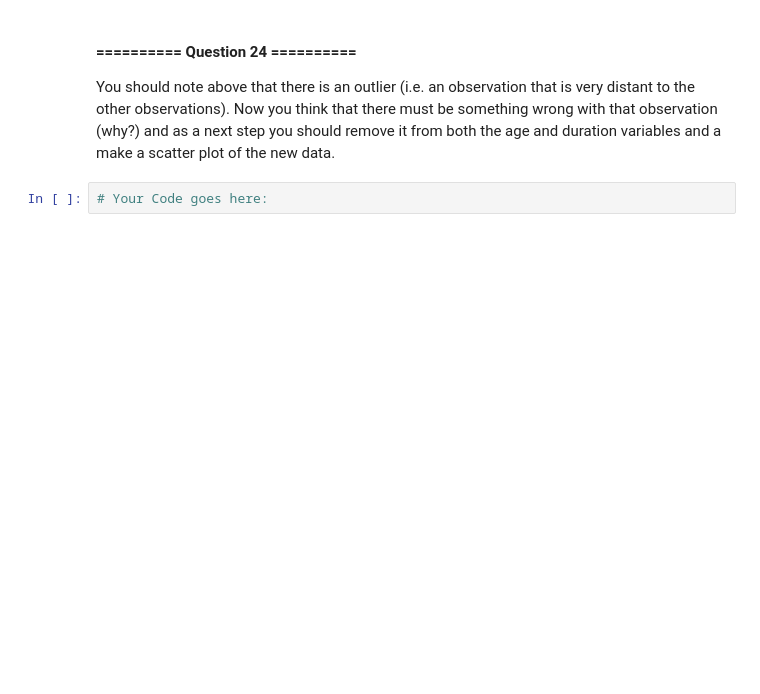
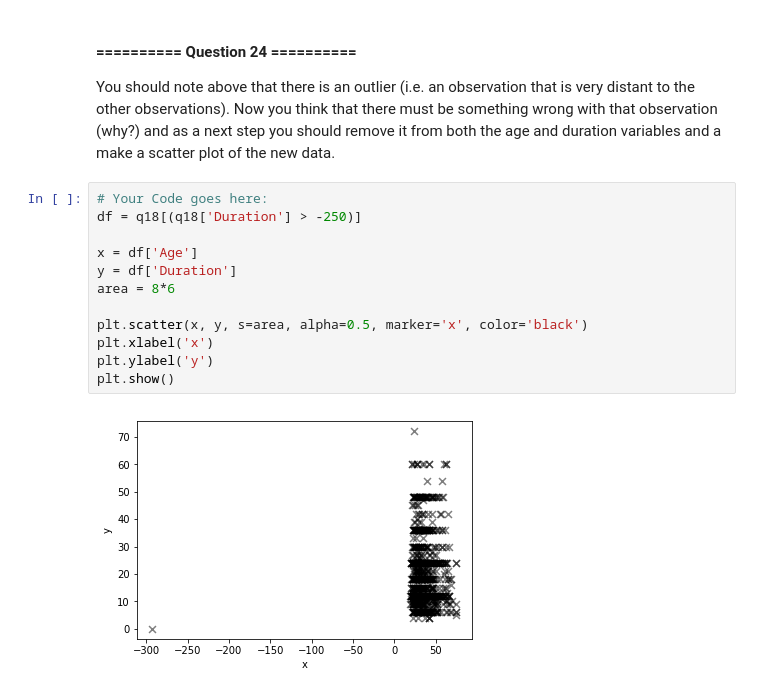
Before and after one commit to Shafiq5366/IAML2018, a Jupyter notebook: Labs/00 - Introduction.ipynb, the cells around one changed output. Drawn from its saved outputs; the diff is of its cells as text; blank space fills up the shorter version.

```diff
--- a/Labs/00 - Introduction.ipynb
+++ b/Labs/00 - Introduction.ipynb
@@ -1506,5 +1366,17 @@ Initialise an empty figure of size (8,6). Create a scatter plot of the observati
 # %% [markdown]
 #### ========== Question 24 ==========
 You should note above that there is an outlier (i.e. an observation that is very distant to the other observations). Now you think that there must be something wrong with that observation (why?) and as a next step you should remove it from both the age and duration variables and a make a scatter plot of the new data.
-# %%
-# Your Code goes here:
+# %%
+# Your Code goes here:
+df = q18[(q18['Duration'] > -250)]
+
+x = df['Age']
+y = df['Duration']
+area = 8*6
+
+plt.scatter(x, y, s=area, alpha=0.5, marker='x', color='black')
+plt.xlabel('x')
+plt.ylabel('y')
+plt.show()
+# %% [output]
+[figure, added]
```
Also changed, not shown: parts of 58 cells of this notebook.
